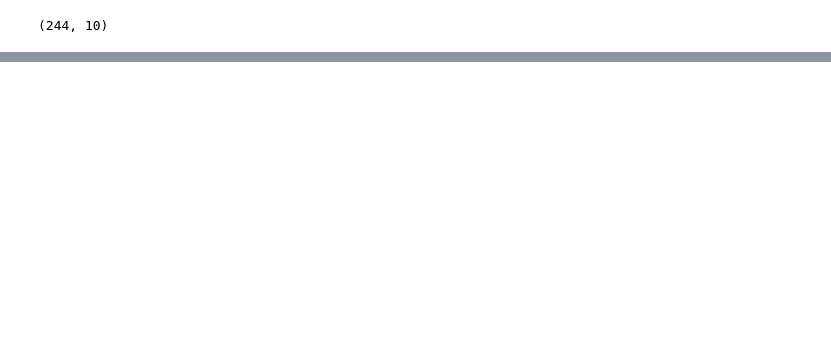
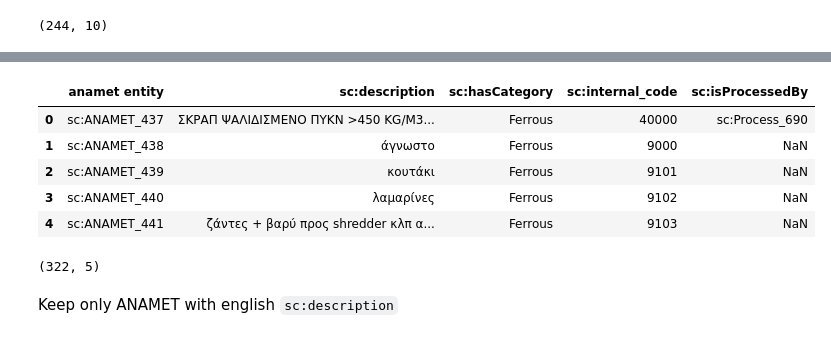
Before and after one commit to costasmexis/phd, a Jupyter notebook: scrap/scrap_similarity.ipynb, the cells around one changed output, grey strips where cells are left out. Cells and saved outputs as stored; diff of their text form; code cells hidden in the pictures; blank space fills up the shorter version.

```diff
--- a/scrap/scrap_similarity.ipynb
+++ b/scrap/scrap_similarity.ipynb
@@ -153,0 +137,15 @@ df.head(2)
+# %%
+anamet_data.head()
+# %% [output]
+|  | anamet entity | sc:description | sc:hasCategory | sc:internal_code | sc:isProcessedBy |
+| 0 | sc:ANAMET_437 | ΣΚΡΑΠ ΨΑΛΙΔΙΣΜΕΝΟ ΠΥΚΝ >450 ΚG/M3... | Ferrous | 40000 | sc:Process_690 |
+| 1 | sc:ANAMET_438 | άγνωστο | Ferrous | 9000 | NaN |
+| 2 | sc:ANAMET_439 | κουτάκι | Ferrous | 9101 | NaN |
+| 3 | sc:ANAMET_440 | λαμαρίνες | Ferrous | 9102 | NaN |
+| 4 | sc:ANAMET_441 | ζάντες + βαρύ προς shredder κλπ α... | Ferrous | 9103 | NaN |
+# %%
+anamet_data.shape
+# %% [output]
+(322, 5)
+# %% [markdown]
+Keep only ANAMET with english `sc:description`
```
Also changed, not shown: parts of 145 cells of this notebook, 2 other files.
